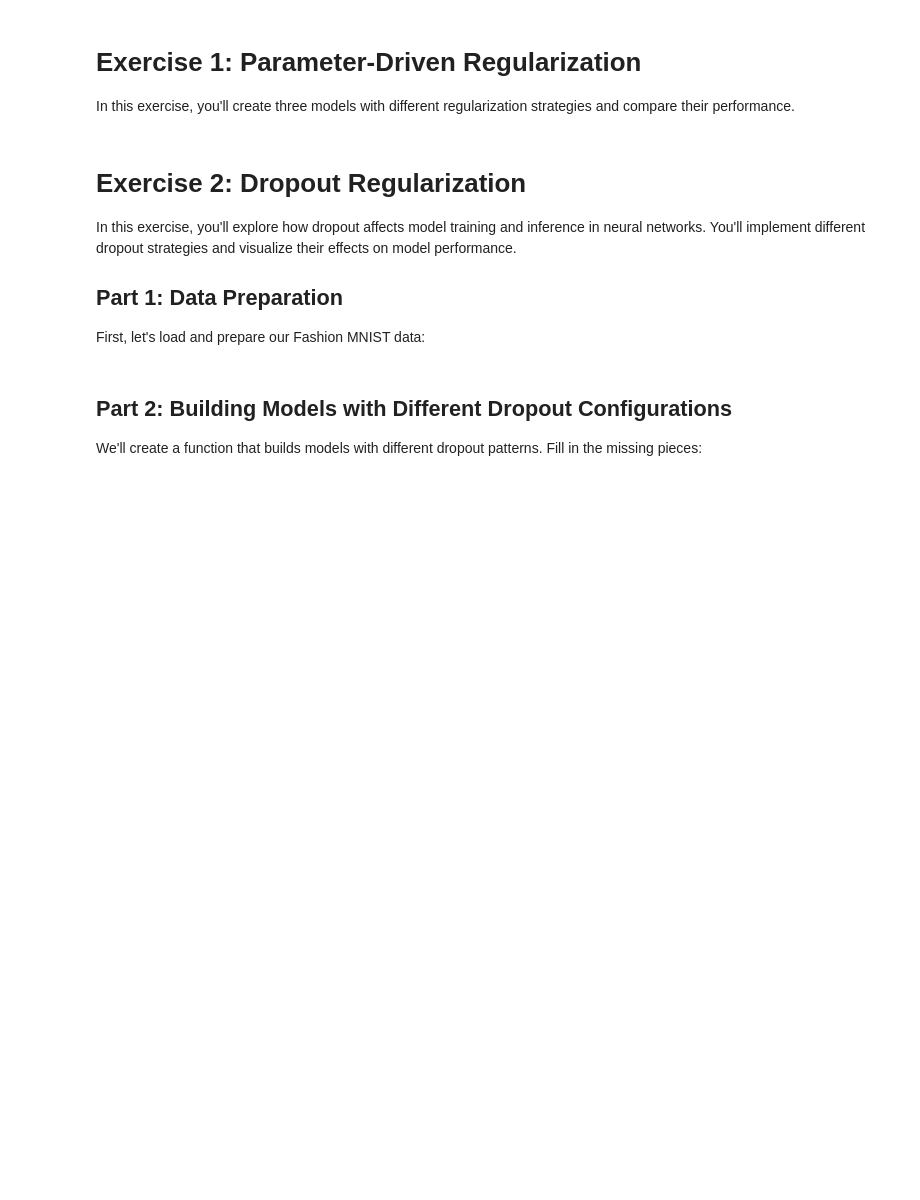
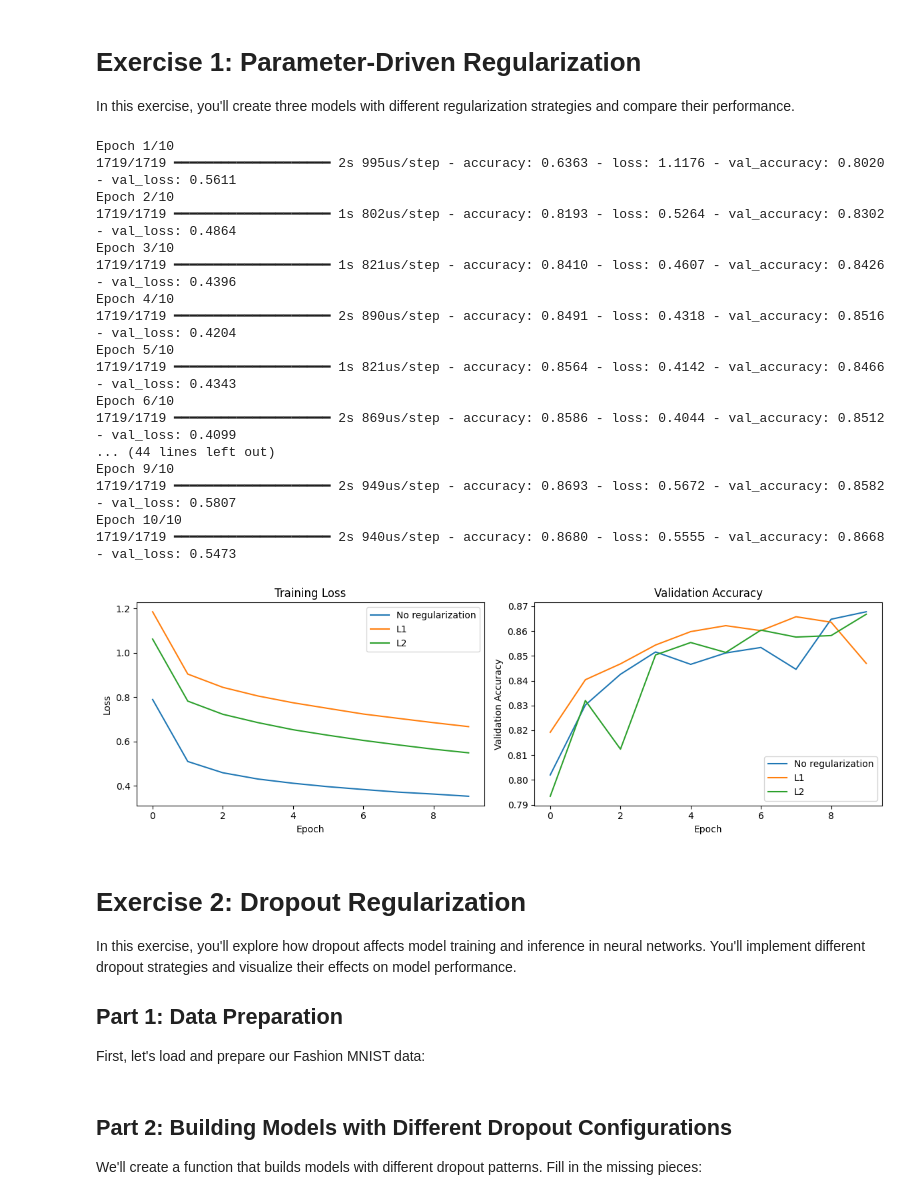
Before and after one commit to SU-IST707/fixed6-lecture-files-AlternativeW, a Jupyter notebook: 13-week13/lab-exercises.ipynb, the cells around one changed output. Saved outputs shown, nothing was run; the diff lists cells and outputs as text; code cells hidden in the pictures; blank space fills up the shorter version.

```diff
--- a/13-week13/lab-exercises.ipynb
+++ b/13-week13/lab-exercises.ipynb
@@ -35,13 +35,12 @@ def create_model(reg_type=None, reg_rate=0.001):  # Note the smaller default reg
     Returns:
     Compiled Keras model
     """
-    # TODO: Complete the regularizer selection based on reg_type
     if reg_type == 'l1':
-        regularizer = # Your code here
+        regularizer = tf.keras.regularizers.l1(reg_rate)
     elif reg_type == 'l2':
-        regularizer = # Your code here
+        regularizer = tf.keras.regularizers.l2(reg_rate)
     elif reg_type == 'l1_l2':
-        regularizer = # Your code here
+        regularizer = tf.keras.regularizers.l1_l2(reg_rate, reg_rate)
     else:
         regularizer = None
 
@@ -55,7 +54,7 @@ def create_model(reg_type=None, reg_rate=0.001):  # Note the smaller default reg
     ])
 
     # TODO: Complete model compilation with appropriate optimizer and learning rate
-    optimizer = # Your code here: Create an SGD optimizer with learning_rate=0.01
+    optimizer = tf.keras.optimizers.SGD(learning_rate=0.01)
 
     model.compile(loss="sparse_categorical_crossentropy",
                  optimizer=optimizer,
@@ -66,9 +65,9 @@ def train_and_compare_models():
     """Train models with different regularization and plot results."""
 
     # TODO: Create three models with different regularization
-    model_no_reg = # Your code here: Create model with no regularization
-    model_l1 = # Your code here: Create model with L1 regularization (rate=0.0001)
-    model_l2 = # Your code here: Create model with L2 regularization (rate=0.001)
+    model_no_reg = create_model(reg_type=None)
+    model_l1 = create_model(reg_type='l1', reg_rate=0.0001)
+    model_l2 = create_model(reg_type='l2', reg_rate=0.001)
 
     # Train models
     history_no_reg = model_no_reg.fit(X_train, y_train, epochs=10,
@@ -83,33 +82,52 @@ def train_and_compare_models():
 
     # Plot results
     plt.figure(figsize=(12, 4))
 
     # Plot training loss
     plt.subplot(1, 2, 1)
     plt.plot(history_no_reg.history['loss'], label='No regularization')
     plt.plot(history_l1.history['loss'], label='L1')
     plt.plot(history_l2.history['loss'], label='L2')
     plt.xlabel('Epoch')
     plt.ylabel('Loss')
     plt.legend()
     plt.title('Training Loss')
 
     # Plot validation accuracy
     plt.subplot(1, 2, 2)
     plt.plot(history_no_reg.history['val_accuracy'], label='No regularization')
     plt.plot(history_l1.history['val_accuracy'], label='L1')
     plt.plot(history_l2.history['val_accuracy'], label='L2')
     plt.xlabel('Epoch')
     plt.ylabel('Validation Accuracy')
     plt.legend()
     plt.title('Validation Accuracy')
 
     plt.tight_layout()
     plt.show()
 
     return model_no_reg, model_l1, model_l2
 
 models = train_and_compare_models()
+# %% [output]
+Epoch 1/10
+1719/1719 ━━━━━━━━━━━━━━━━━━━━ 2s 995us/step - accuracy: 0.6363 - loss: 1.1176 - val_accuracy: 0.8020 - val_loss: 0.5611
+Epoch 2/10
+1719/1719 ━━━━━━━━━━━━━━━━━━━━ 1s 802us/step - accuracy: 0.8193 - loss: 0.5264 - val_accuracy: 0.8302 - val_loss: 0.4864
+Epoch 3/10
+1719/1719 ━━━━━━━━━━━━━━━━━━━━ 1s 821us/step - accuracy: 0.8410 - loss: 0.4607 - val_accuracy: 0.8426 - val_loss: 0.4396
+Epoch 4/10
+1719/1719 ━━━━━━━━━━━━━━━━━━━━ 2s 890us/step - accuracy: 0.8491 - loss: 0.4318 - val_accuracy: 0.8516 - val_loss: 0.4204
+Epoch 5/10
+1719/1719 ━━━━━━━━━━━━━━━━━━━━ 1s 821us/step - accuracy: 0.8564 - loss: 0.4142 - val_accuracy: 0.8466 - val_loss: 0.4343
+Epoch 6/10
+1719/1719 ━━━━━━━━━━━━━━━━━━━━ 2s 869us/step - accuracy: 0.8586 - loss: 0.4044 - val_accuracy: 0.8512 - val_loss: 0.4099
+... (44 lines left out)
+Epoch 9/10
+1719/1719 ━━━━━━━━━━━━━━━━━━━━ 2s 949us/step - accuracy: 0.8693 - loss: 0.5672 - val_accuracy: 0.8582 - val_loss: 0.5807
+Epoch 10/10
+1719/1719 ━━━━━━━━━━━━━━━━━━━━ 2s 940us/step - accuracy: 0.8680 - loss: 0.5555 - val_accuracy: 0.8668 - val_loss: 0.5473
+[figure, added]
 # %% [markdown]
 # Exercise 2: Dropout Regularization
 
```
Also changed, not shown: parts of 8 cells of this notebook.
